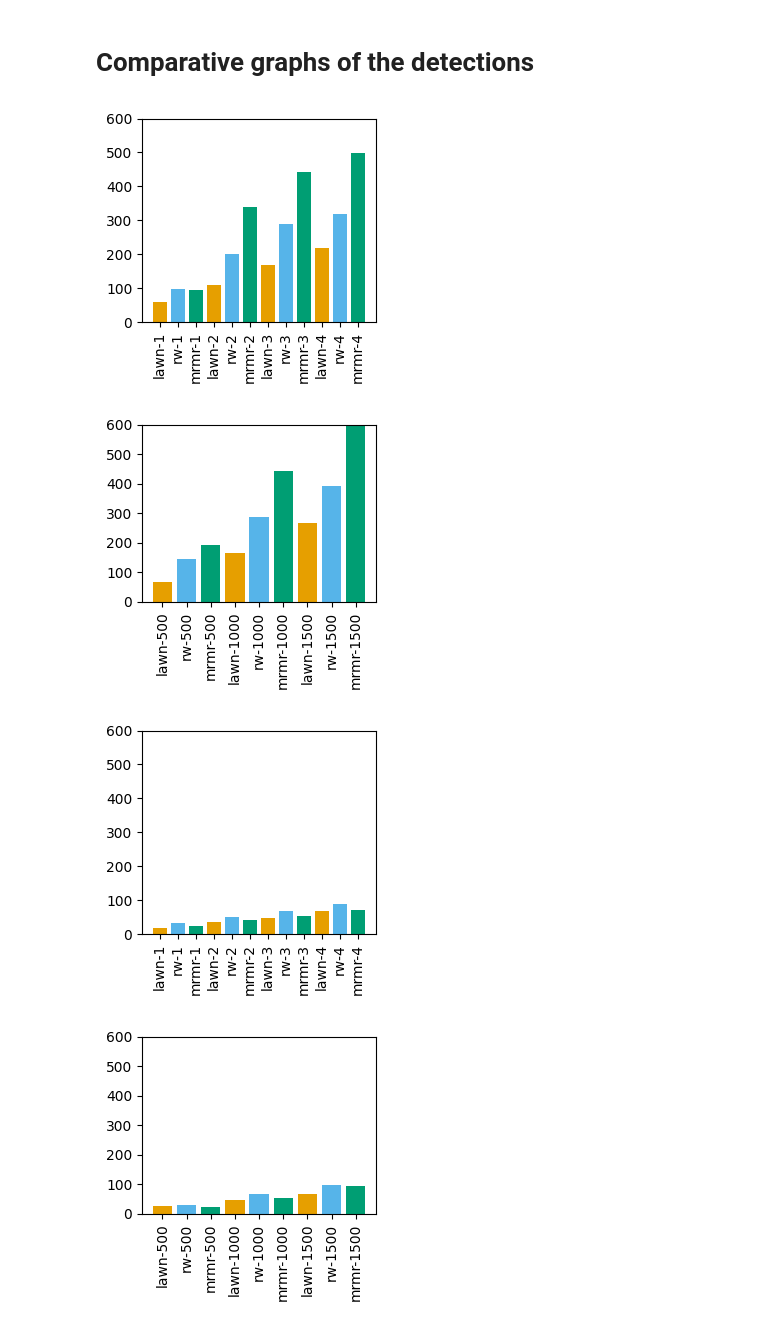
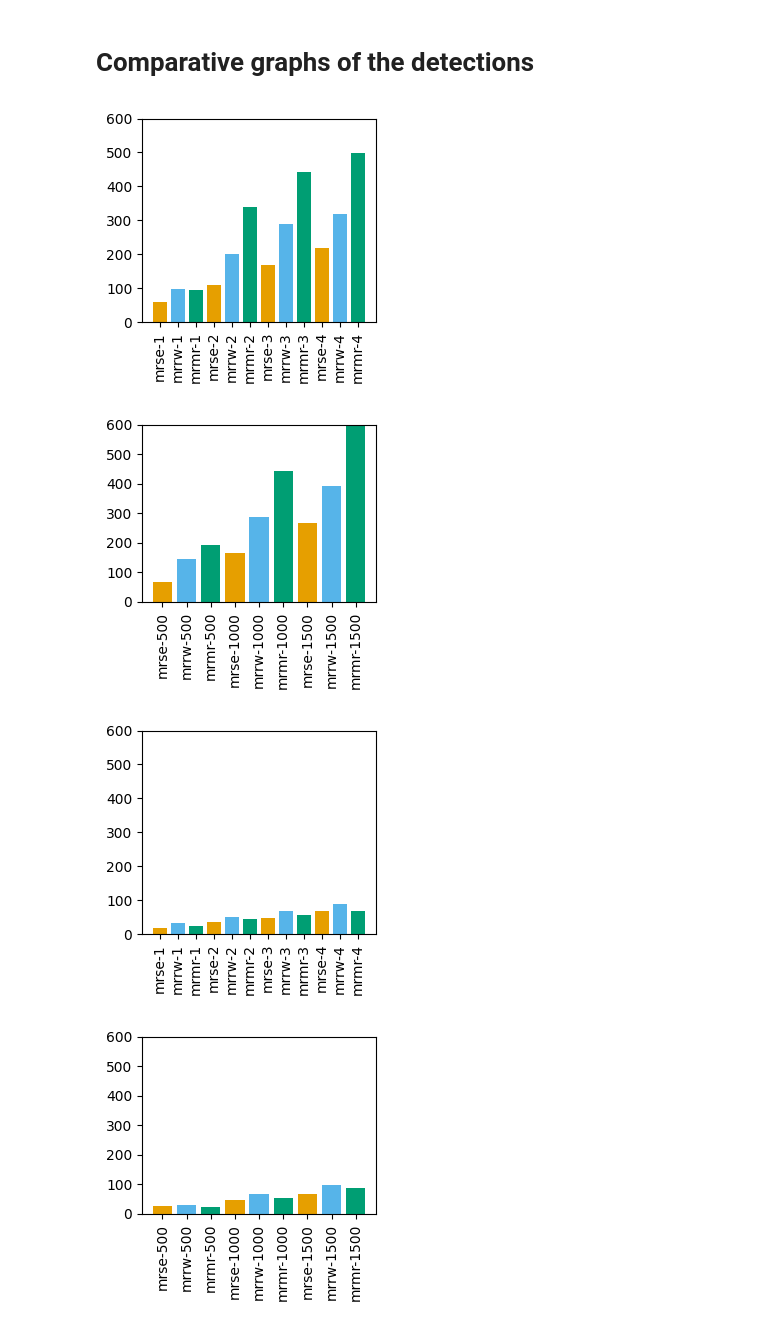
Before and after one commit to lboloni/WaterberryFarms, a Jupyter notebook: papers/y2025_mrmr/MRMR-More.ipynb, the cells around one changed output. Cells and saved outputs as stored; diff of their text form; code cells hidden in the pictures.

Commit message:
Changes to conform to the mrmr, mrse, mrrw names

```diff
--- a/papers/y2025_mrmr/MRMR-More.ipynb
+++ b/papers/y2025_mrmr/MRMR-More.ipynb
@@ -122,7 +122,7 @@ def generate_lawnmowers(experiment = "mrmr", n_robots = 1, budget = 1000, enviro
         area[2] = 100 - border
         area[3] = int(border + (robot+1) * width)
         vextra["area"] = str(area)
-        vextra["policy-name"] = f"lawn-{robot}"
+        vextra["policy-name"] = f"mrse-{robot}"
         vextra["budget"] = budget
 
     # save the generated path
@@ -433,65 +590,65 @@ def comparative_detections(list, filename, name_colors, short_name_lookup):
     show_comparative_detections(exp_dest, filename, values, lookup=short_name_lookup, name_colors=name_colors)
 # %%
 b1000_clustered_lookup = {
-"gen-lawn-n_1-b_1000-e_mrmr-custom-clustered": "lawn-1",
-"gen-rw-n_1-b_1000-e_mrmr-custom-clustered": "rw-1",
+"gen-lawn-n_1-b_1000-e_mrmr-custom-clustered": "mrse-1",
+"gen-rw-n_1-b_1000-e_mrmr-custom-clustered": "mrrw-1",
 "gen-mrmr-n_1-b_1000-e_mrmr-custom-clustered": "mrmr-1",
-"gen-lawn-n_2-b_1000-e_mrmr-custom-clustered": "lawn-2",
-"gen-rw-n_2-b_1000-e_mrmr-custom-clustered": "rw-2",
+"gen-lawn-n_2-b_1000-e_mrmr-custom-clustered": "mrse-2",
+"gen-rw-n_2-b_1000-e_mrmr-custom-clustered": "mrrw-2",
 "gen-mrmr-n_2-b_1000-e_mrmr-custom-clustered": "mrmr-2",
-"gen-lawn-n_3-b_1000-e_mrmr-custom-clustered": "lawn-3",
-"gen-rw-n_3-b_1000-e_mrmr-custom-clustered": "rw-3",
+"gen-lawn-n_3-b_1000-e_mrmr-custom-clustered": "mrse-3",
+"gen-rw-n_3-b_1000-e_mrmr-custom-clustered": "mrrw-3",
 "gen-mrmr-n_3-b_1000-e_mrmr-custom-clustered": "mrmr-3",
-"gen-lawn-n_4-b_1000-e_mrmr-custom-clustered": "lawn-4",
-"gen-rw-n_4-b_1000-e_mrmr-custom-clustered": "rw-4",
+"gen-lawn-n_4-b_1000-e_mrmr-custom-clustered": "mrse-4",
+"gen-rw-n_4-b_1000-e_mrmr-custom-clustered": "mrrw-4",
 "gen-mrmr-n_4-b_1000-e_mrmr-custom-clustered": "mrmr-4"
 }
 
 b1000_unclustered_lookup = {
-"gen-lawn-n_1-b_1000-e_mrmr-custom-notclustered": "lawn-1",
-"gen-rw-n_1-b_1000-e_mrmr-custom-notclustered": "rw-1",
+"gen-lawn-n_1-b_1000-e_mrmr-custom-notclustered": "mrse-1",
+"gen-rw-n_1-b_1000-e_mrmr-custom-notclustered": "mrrw-1",
 "gen-mrmr-n_1-b_1000-e_mrmr-custom-notclustered": "mrmr-1",
-"gen-lawn-n_2-b_1000-e_mrmr-custom-notclustered": "lawn-2",
-"gen-rw-n_2-b_1000-e_mrmr-custom-notclustered": "rw-2",
+"gen-lawn-n_2-b_1000-e_mrmr-custom-notclustered": "mrse-2",
+"gen-rw-n_2-b_1000-e_mrmr-custom-notclustered": "mrrw-2",
 "gen-mrmr-n_2-b_1000-e_mrmr-custom-notclustered": "mrmr-2",
-"gen-lawn-n_3-b_1000-e_mrmr-custom-notclustered": "lawn-3",
-"gen-rw-n_3-b_1000-e_mrmr-custom-notclustered": "rw-3",
+"gen-lawn-n_3-b_1000-e_mrmr-custom-notclustered": "mrse-3",
+"gen-rw-n_3-b_1000-e_mrmr-custom-notclustered": "mrrw-3",
 "gen-mrmr-n_3-b_1000-e_mrmr-custom-notclustered": "mrmr-3",
-"gen-lawn-n_4-b_1000-e_mrmr-custom-notclustered": "lawn-4",
-"gen-rw-n_4-b_1000-e_mrmr-custom-notclustered": "rw-4",
+"gen-lawn-n_4-b_1000-e_mrmr-custom-notclustered": "mrse-4",
+"gen-rw-n_4-b_1000-e_mrmr-custom-notclustered": "mrrw-4",
 "gen-mrmr-n_4-b_1000-e_mrmr-custom-notclustered": "mrmr-4"
 }
 
 n3_clustered_lookup = {
-"gen-lawn-n_3-b_500-e_mrmr-custom-clustered": "lawn-500",
-"gen-rw-n_3-b_500-e_mrmr-custom-clustered": "rw-500",
+"gen-lawn-n_3-b_500-e_mrmr-custom-clustered": "mrse-500",
+"gen-rw-n_3-b_500-e_mrmr-custom-clustered": "mrrw-500",
 "gen-mrmr-n_3-b_500-e_mrmr-custom-clustered": "mrmr-500",
-"gen-lawn-n_3-b_1000-e_mrmr-custom-clustered": "lawn-1000",
-"gen-rw-n_3-b_1000-e_mrmr-custom-clustered": "rw-1000",
+"gen-lawn-n_3-b_1000-e_mrmr-custom-clustered": "mrse-1000",
+"gen-rw-n_3-b_1000-e_mrmr-custom-clustered": "mrrw-1000",
 "gen-mrmr-n_3-b_1000-e_mrmr-custom-clustered": "mrmr-1000",
-"gen-lawn-n_3-b_1500-e_mrmr-custom-clustered": "lawn-1500",
-"gen-rw-n_3-b_1500-e_mrmr-custom-clustered": "rw-1500",
+"gen-lawn-n_3-b_1500-e_mrmr-custom-clustered": "mrse-1500",
+"gen-rw-n_3-b_1500-e_mrmr-custom-clustered": "mrrw-1500",
 "gen-mrmr-n_3-b_1500-e_mrmr-custom-clustered": "mrmr-1500"
 }
 
 n3_unclustered_lookup = {
-"gen-lawn-n_3-b_500-e_mrmr-custom-notclustered": "lawn-500",
-"gen-rw-n_3-b_500-e_mrmr-custom-notclustered": "rw-500",
+"gen-lawn-n_3-b_500-e_mrmr-custom-notclustered": "mrse-500",
+"gen-rw-n_3-b_500-e_mrmr-custom-notclustered": "mrrw-500",
 "gen-mrmr-n_3-b_500-e_mrmr-custom-notclustered": "mrmr-500",
-"gen-lawn-n_3-b_1000-e_mrmr-custom-notclustered": "lawn-1000",
-"gen-rw-n_3-b_1000-e_mrmr-custom-notclustered": "rw-1000",
+"gen-lawn-n_3-b_1000-e_mrmr-custom-notclustered": "mrse-1000",
+"gen-rw-n_3-b_1000-e_mrmr-custom-notclustered": "mrrw-1000",
 "gen-mrmr-n_3-b_1000-e_mrmr-custom-notclustered": "mrmr-1000",
-"gen-lawn-n_3-b_1500-e_mrmr-custom-notclustered": "lawn-1500",
-"gen-rw-n_3-b_1500-e_mrmr-custom-notclustered": "rw-1500",
+"gen-lawn-n_3-b_1500-e_mrmr-custom-notclustered": "mrse-1500",
+"gen-rw-n_3-b_1500-e_mrmr-custom-notclustered": "mrrw-1500",
 "gen-mrmr-n_3-b_1500-e_mrmr-custom-notclustered": "mrmr-1500"
 }
 
 comparative_detections(runs_b1000_clustered, "by_robot_count_clustered", ROBOT_COLORS[0:3], b1000_clustered_lookup)
 comparative_detections(runs_n3_clustered, "by_budget_clustered", ROBOT_COLORS[0:3], n3_clustered_lookup)
 comparative_detections(runs_b1000_unclustered, "by_robot_count_unclustered", ROBOT_COLORS[0:3], b1000_unclustered_lookup)
 comparative_detections(runs_n3_unclustered, "by_budget_unclustered", ROBOT_COLORS[0:3], n3_unclustered_lookup)
 # %% [output]
-[figure, old version]
+[figure, new version]
-[figure, old version]
+[figure, new version]
-[figure, old version]
+[figure, new version]
-[figure, old version]
+[figure, new version]
```
Also changed, not shown: parts of 4 cells of this notebook.
